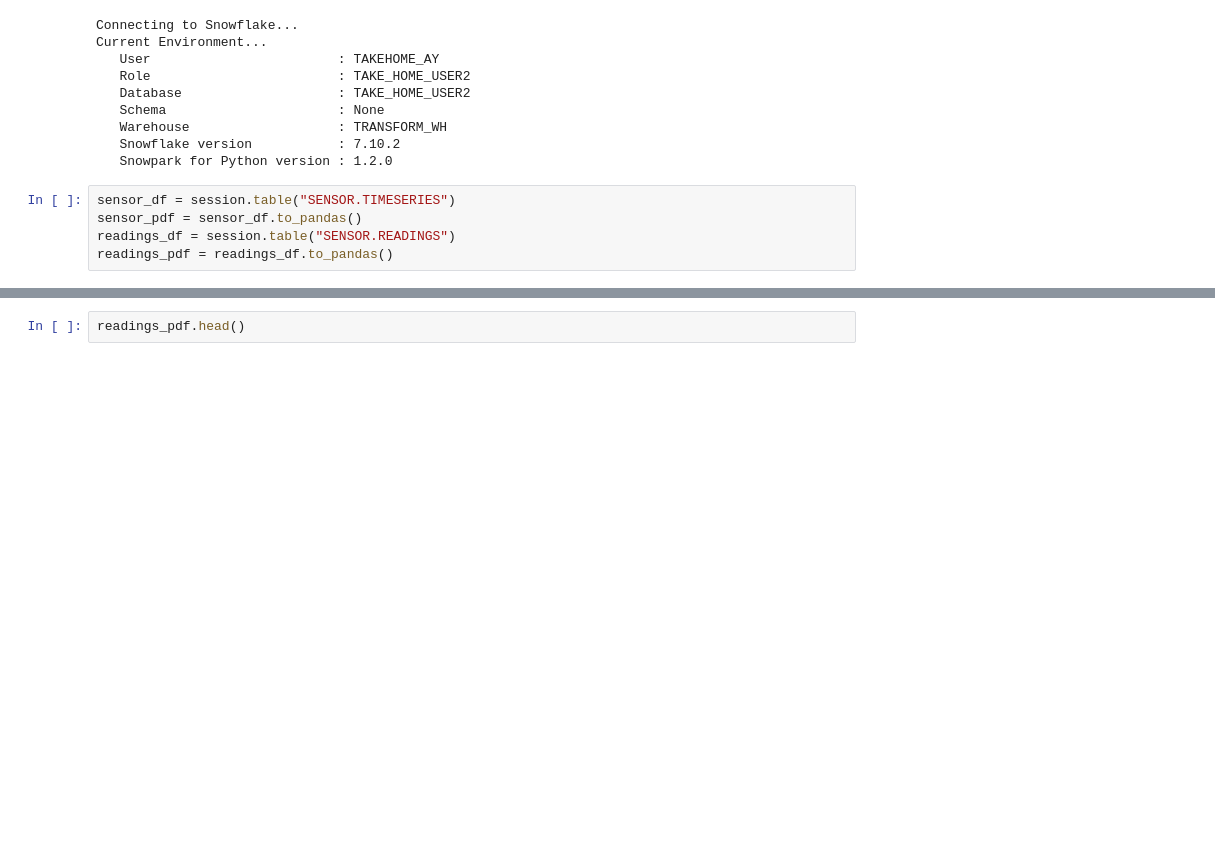
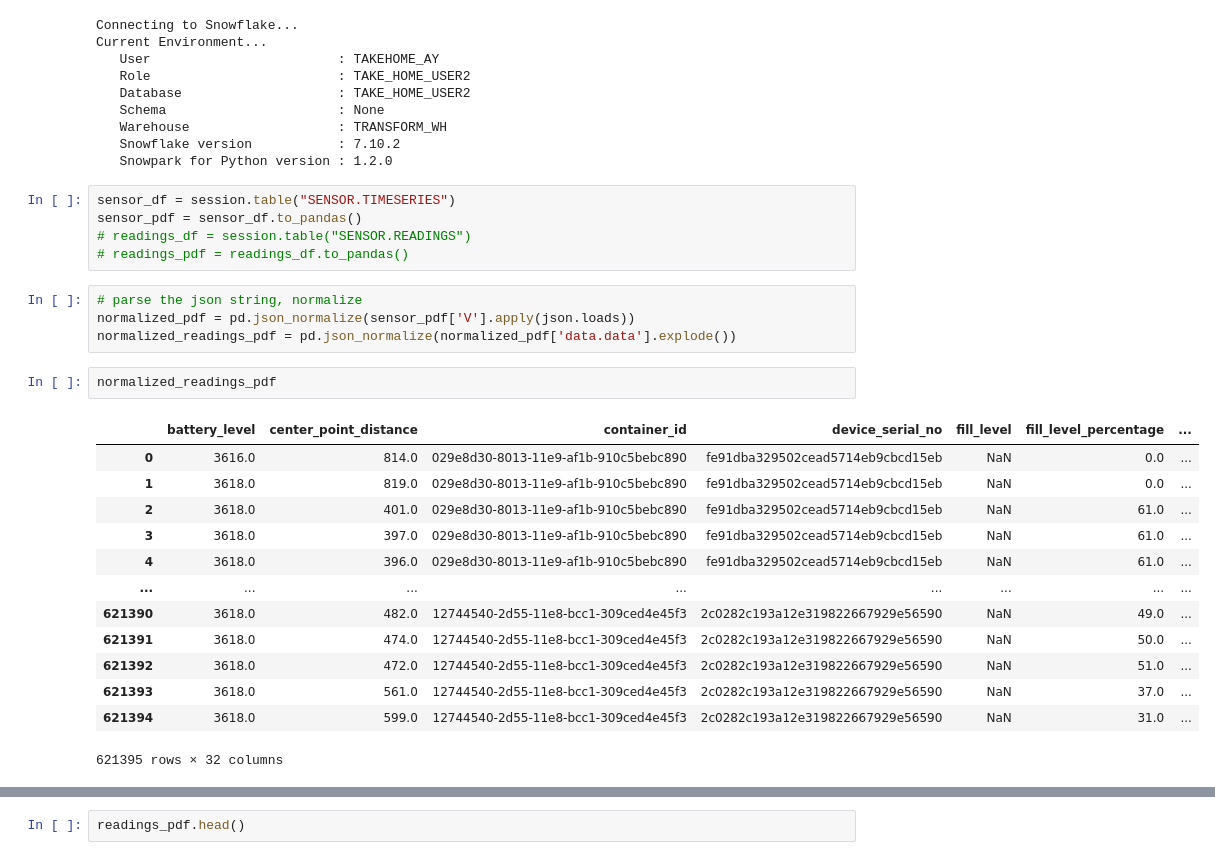
Before and after one commit to yuletide/datasf, a Jupyter notebook: jupyter/Sensors.ipynb, the cells around one changed output, grey strips where cells are left out. Saved outputs shown, nothing was run; the diff lists cells and outputs as text; blank space fills up the shorter version.

Commit message:
segfaultgit add Sensors.ipynb! wow

```diff
--- a/jupyter/Sensors.ipynb
+++ b/jupyter/Sensors.ipynb
@@ -38,5 +38,25 @@ Current Environment...
 # %%
 sensor_df = session.table("SENSOR.TIMESERIES")
 sensor_pdf = sensor_df.to_pandas()
-readings_df = session.table("SENSOR.READINGS")
-readings_pdf = readings_df.to_pandas()
+# readings_df = session.table("SENSOR.READINGS")
+# readings_pdf = readings_df.to_pandas()
+# %%
+# parse the json string, normalize
+normalized_pdf = pd.json_normalize(sensor_pdf['V'].apply(json.loads))
+normalized_readings_pdf = pd.json_normalize(normalized_pdf['data.data'].explode())
+# %%
+normalized_readings_pdf
+# %% [output]
+|  | battery_level | center_point_distance | container_id | device_serial_no | fill_level | fill_level_percentage | ... |
+| 0 | 3616.0 | 814.0 | 029e8d30-8013-11e9-af1b-910c5bebc890 | fe91dba329502cead5714eb9cbcd15eb | NaN | 0.0 | ... |
+| 1 | 3618.0 | 819.0 | 029e8d30-8013-11e9-af1b-910c5bebc890 | fe91dba329502cead5714eb9cbcd15eb | NaN | 0.0 | ... |
+| 2 | 3618.0 | 401.0 | 029e8d30-8013-11e9-af1b-910c5bebc890 | fe91dba329502cead5714eb9cbcd15eb | NaN | 61.0 | ... |
+| 3 | 3618.0 | 397.0 | 029e8d30-8013-11e9-af1b-910c5bebc890 | fe91dba329502cead5714eb9cbcd15eb | NaN | 61.0 | ... |
+| 4 | 3618.0 | 396.0 | 029e8d30-8013-11e9-af1b-910c5bebc890 | fe91dba329502cead5714eb9cbcd15eb | NaN | 61.0 | ... |
+| ... | ... | ... | ... | ... | ... | ... | ... |
+| 621390 | 3618.0 | 482.0 | 12744540-2d55-11e8-bcc1-309ced4e45f3 | 2c0282c193a12e319822667929e56590 | NaN | 49.0 | ... |
+| 621391 | 3618.0 | 474.0 | 12744540-2d55-11e8-bcc1-309ced4e45f3 | 2c0282c193a12e319822667929e56590 | NaN | 50.0 | ... |
+| 621392 | 3618.0 | 472.0 | 12744540-2d55-11e8-bcc1-309ced4e45f3 | 2c0282c193a12e319822667929e56590 | NaN | 51.0 | ... |
+| 621393 | 3618.0 | 561.0 | 12744540-2d55-11e8-bcc1-309ced4e45f3 | 2c0282c193a12e319822667929e56590 | NaN | 37.0 | ... |
+| 621394 | 3618.0 | 599.0 | 12744540-2d55-11e8-bcc1-309ced4e45f3 | 2c0282c193a12e319822667929e56590 | NaN | 31.0 | ... |
+621395 rows × 32 columns
```
Also changed, not shown: parts of 3 cells of this notebook, 1 other file.
